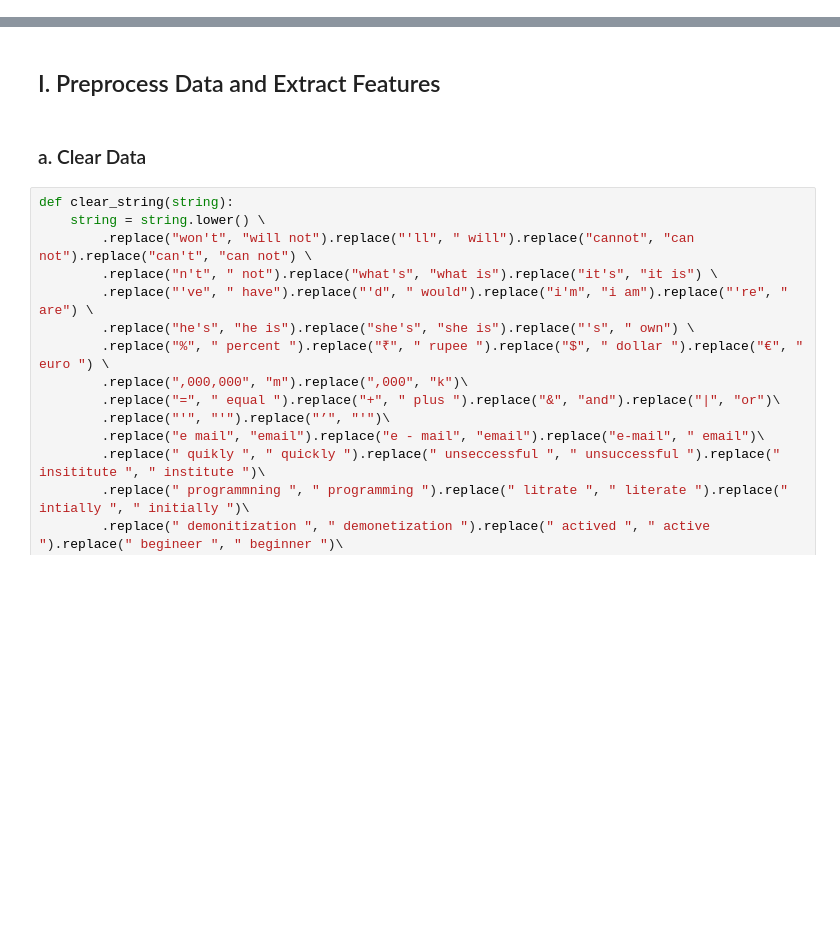
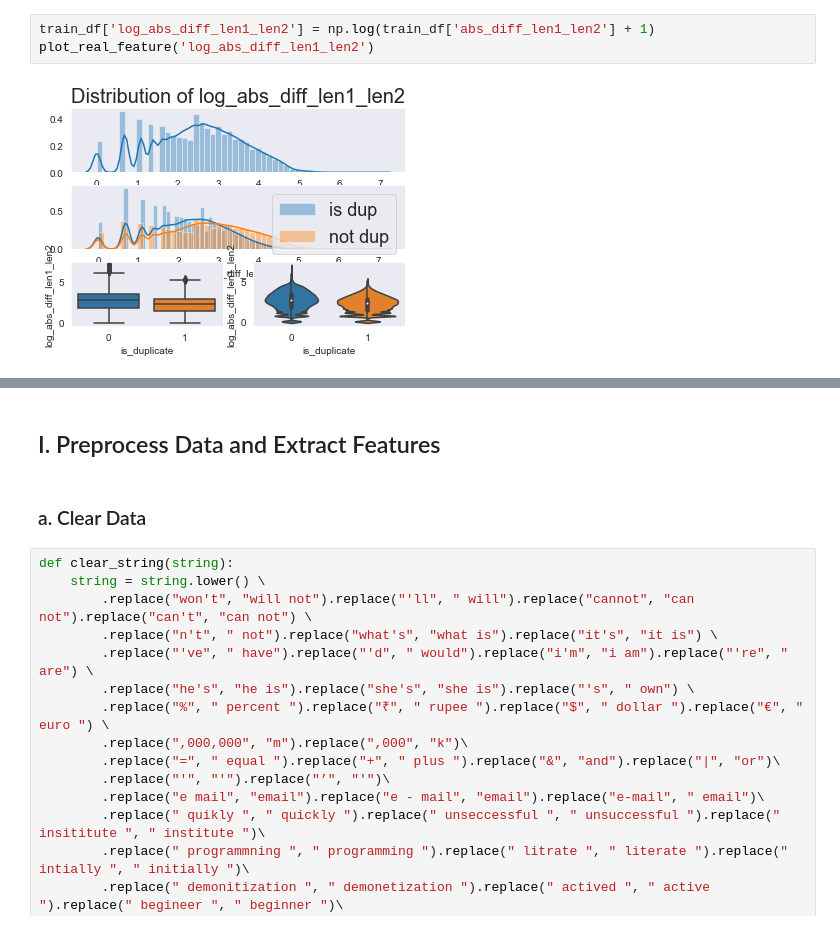
Before and after one commit to HaoDong96/MSCI641_NLP_QuoraDup, a Jupyter notebook: project.ipynb, the cells around one changed output, grey strips where cells are left out. Drawn from its saved outputs; the diff is of its cells as text; blank space fills up the shorter version.

```diff
--- a/project.ipynb
+++ b/project.ipynb
@@ -45,0 +99,5 @@ N_EPOCHS = 10
+# %%
+train_df['log_abs_diff_len1_len2'] = np.log(train_df['abs_diff_len1_len2'] + 1)
+plot_real_feature('log_abs_diff_len1_len2')
+# %% [output]
+[figure, added]
```
Also changed, not shown: parts of 12 cells of this notebook.
